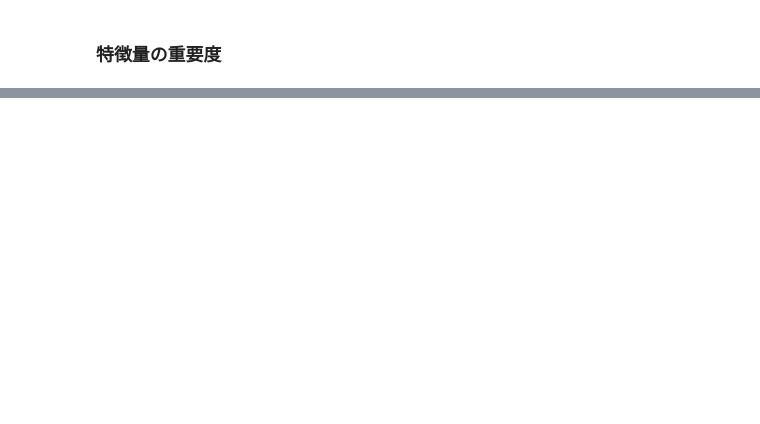
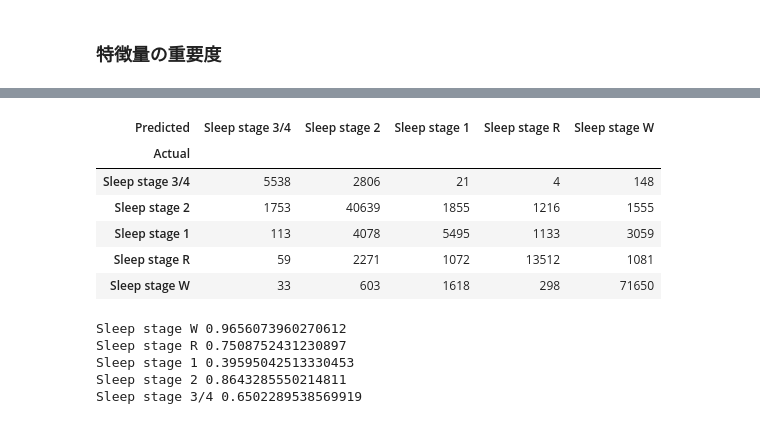
Before and after one commit to Sato-Daichi/Sleep_Stage_Detection, a Jupyter notebook: notebooks/tabular.ipynb, the cells around one changed output, grey strips where cells are left out. Saved outputs shown, nothing was run; the diff lists cells and outputs as text; code cells hidden in the pictures; blank space fills up the shorter version.

```diff
--- a/notebooks/tabular.ipynb
+++ b/notebooks/tabular.ipynb
@@ -280,0 +289,8 @@ plt.show()
+# %%
+valid_pred = pd.Series(np.zeros(len(train_df))).astype(int)
+for fold, (train_id_index, valid_id_index) in tqdm(enumerate(kf.split(unique_ids)), total=N_SPLITS):
+    valid_index =  train_df["id"].isin(unique_ids[valid_id_index])
+    X_valid = X[valid_index]
+    y_pred = models[fold].predict(X_valid)
+    valid_pred[valid_index] = y_pred.argmax(axis=1)
+valid_pred
@@ -280,0 +310,27 @@ plt.show()
+# %%
+cm_df = pd.DataFrame(confusion_matrix(train_df["condition"], valid_pred))
+cm_df.index = cm_df.index.map(ID2LABEL)
+cm_df.index.name = "Actual"
+cm_df.columns = cm_df.columns.map(ID2LABEL)
+cm_df.columns.name = "Predicted"
+cm_df
+# %% [output]
+| Predicted | Sleep stage 3/4 | Sleep stage 2 | Sleep stage 1 | Sleep stage R | Sleep stage W |
+| Actual |  |  |  |  |  |
+| Sleep stage 3/4 | 5538 | 2806 | 21 | 4 | 148 |
+| Sleep stage 2 | 1753 | 40639 | 1855 | 1216 | 1555 |
+| Sleep stage 1 | 113 | 4078 | 5495 | 1133 | 3059 |
+| Sleep stage R | 59 | 2271 | 1072 | 13512 | 1081 |
+| Sleep stage W | 33 | 603 | 1618 | 298 | 71650 |
+# %%
+# クラスごとの正解率
+y_true = train_df["condition"]
+for k, v in ID2LABEL.items():
+    if k != -1:
+        print(v, accuracy_score(y_true[y_true==k], valid_pred[y_true==k]))
+# %% [output]
+Sleep stage W 0.9656073960270612
+Sleep stage R 0.7508752431230897
+Sleep stage 1 0.39595042513330453
+Sleep stage 2 0.8643285550214811
+Sleep stage 3/4 0.6502289538569919
```
Also changed, not shown: parts of 10 cells of this notebook, 4 other files.
